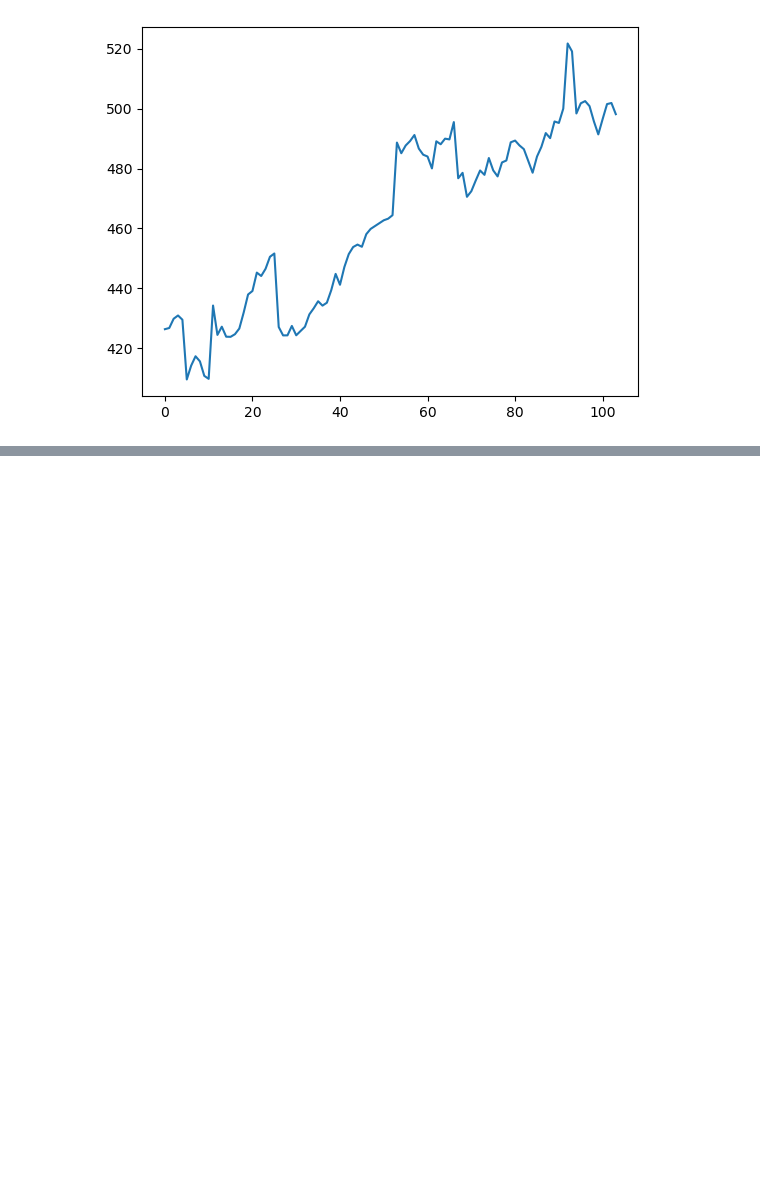
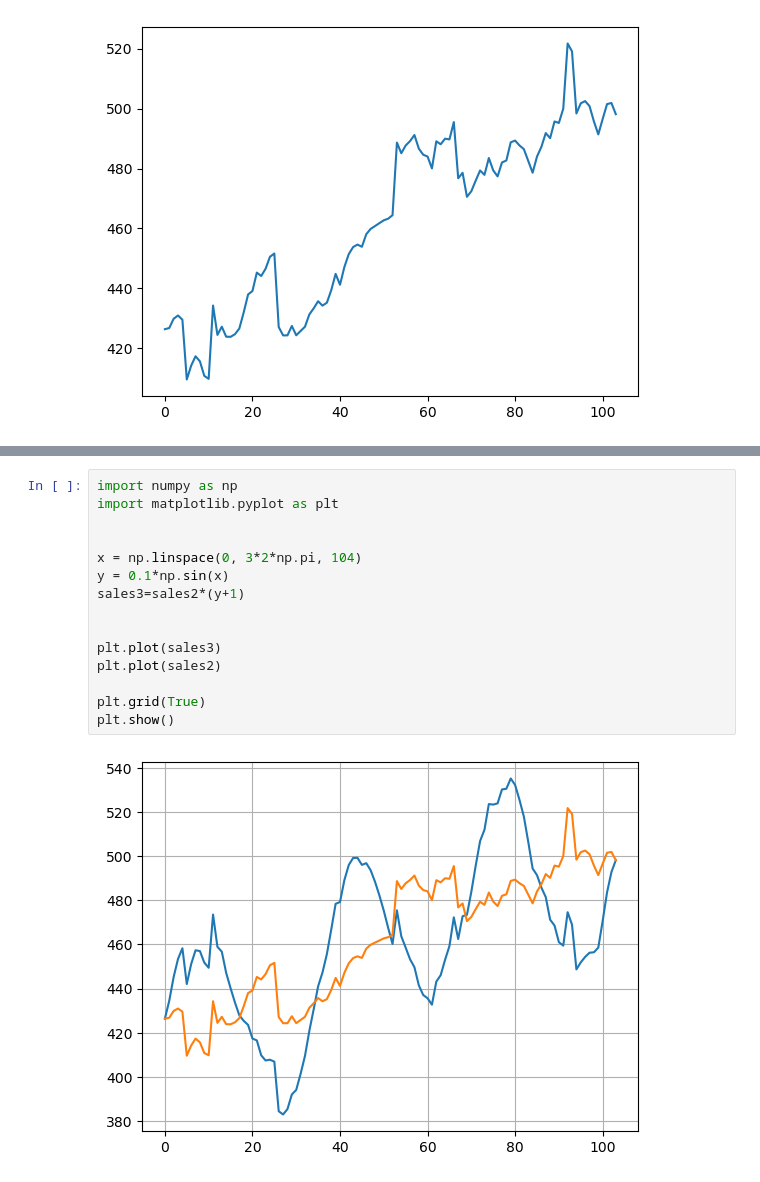
Before and after one commit to fmarthoz/ardl, a Jupyter notebook: generating_datasets_example.ipynb, the cells around one changed output, grey strips where cells are left out. Saved outputs shown, nothing was run; the diff lists cells and outputs as text; blank space fills up the shorter version.

```diff
--- a/generating_datasets_example.ipynb
+++ b/generating_datasets_example.ipynb
@@ -141,0 +46,17 @@ array([8.70771435, 8.70344891, 8.71641308, 8.70844369, 8.6964618 ,
+# %%
+import numpy as np
+import matplotlib.pyplot as plt
+
+
+x = np.linspace(0, 3*2*np.pi, 104)
+y = 0.1*np.sin(x)
+sales3=sales2*(y+1)
+
+
+plt.plot(sales3)
+plt.plot(sales2)
+
+plt.grid(True)
+plt.show()
+# %% [output]
+[figure, added]
```
Also changed, not shown: parts of 7 cells of this notebook.
